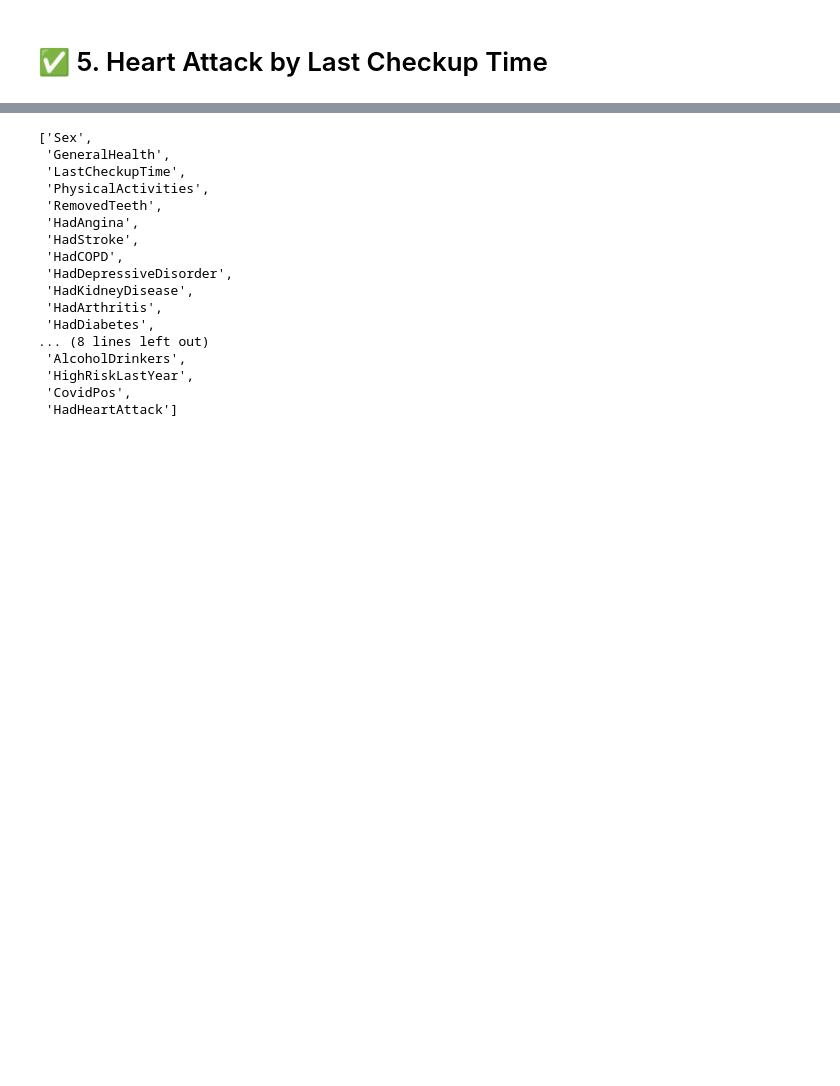
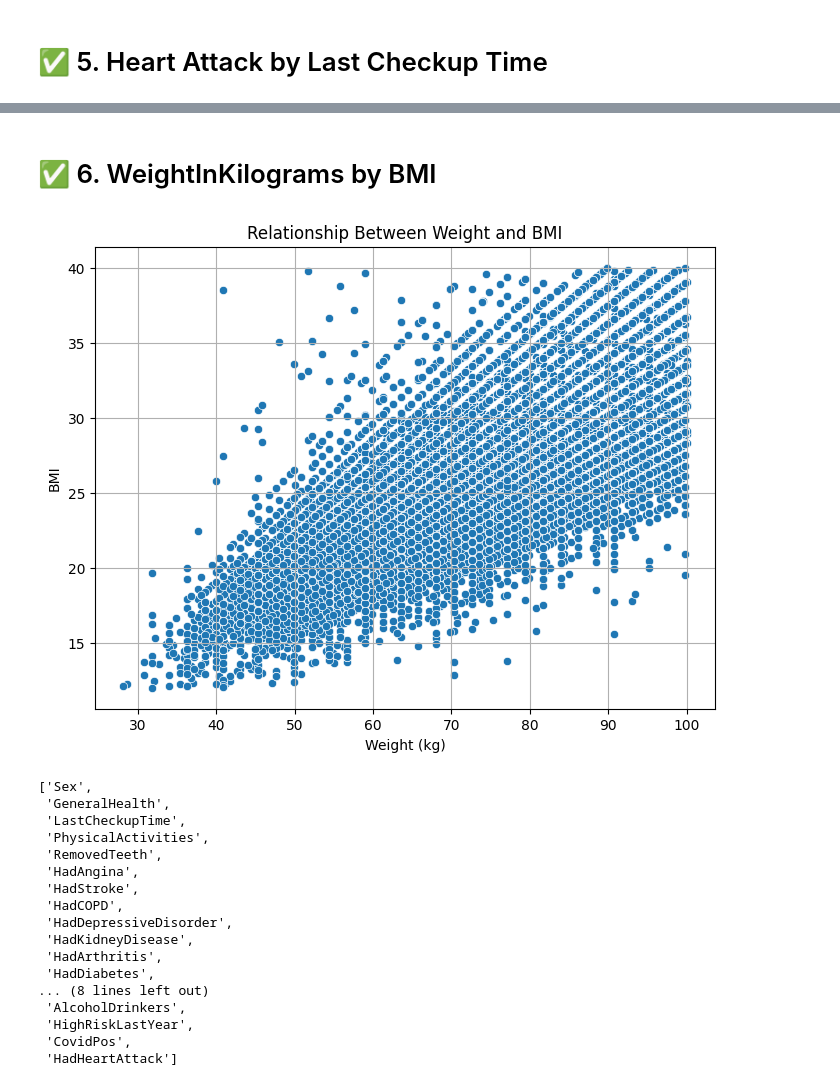
Before and after one commit to am-galal/healthcare-predictive-analytical-application-for-heart-diseases, a Jupyter notebook: Graduation_project.ipynb, the cells around one changed output, grey strips where cells are left out. Cells and saved outputs as stored; diff of their text form; code cells hidden in the pictures; blank space fills up the shorter version.

```diff
--- a/Graduation_project.ipynb
+++ b/Graduation_project.ipynb
@@ -844,3 +944,15 @@ plt.show()
+# %% [markdown]
+# ✅ 6. WeightInKilograms by BMI
+# %%
+plt.figure(figsize=(8, 6))
+sns.scatterplot(data=df, x='WeightInKilograms', y='BMI')
+plt.title('Relationship Between Weight and BMI')
+plt.xlabel('Weight (kg)')
+plt.ylabel('BMI')
+plt.grid(True)
+plt.show()
+# %% [output]
+[figure, added]
 # %%
 catlist=[]
 numlist=[]
```
Also changed, not shown: parts of 20 cells of this notebook.
